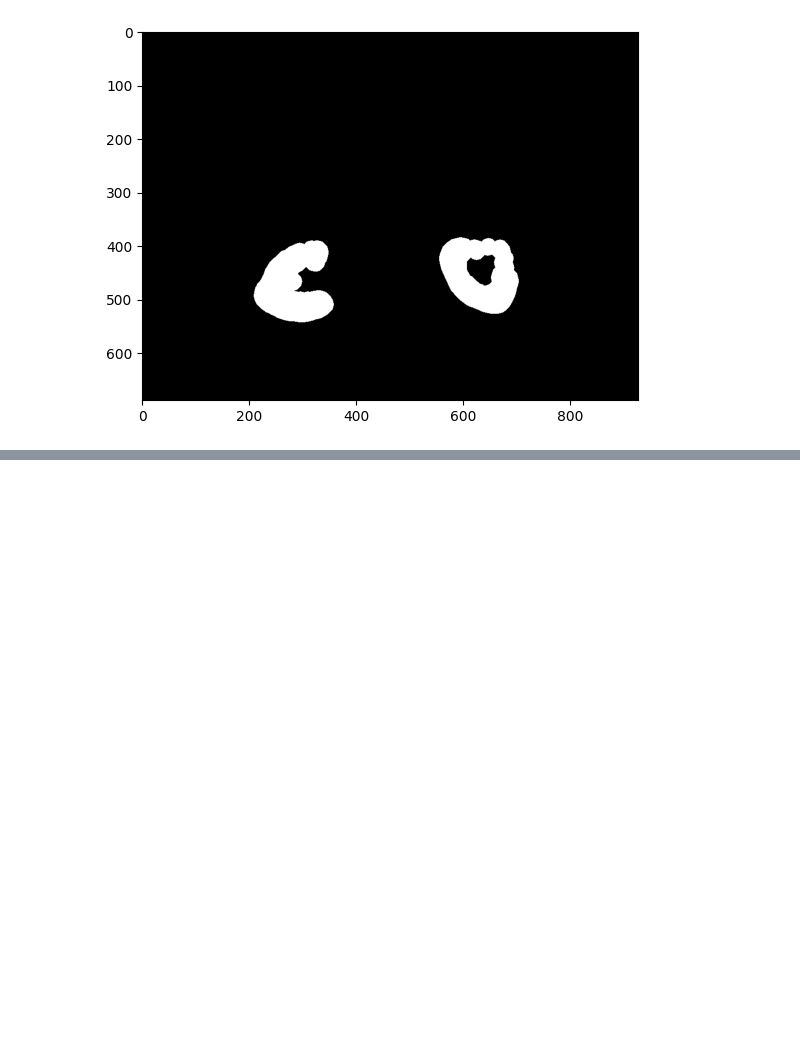
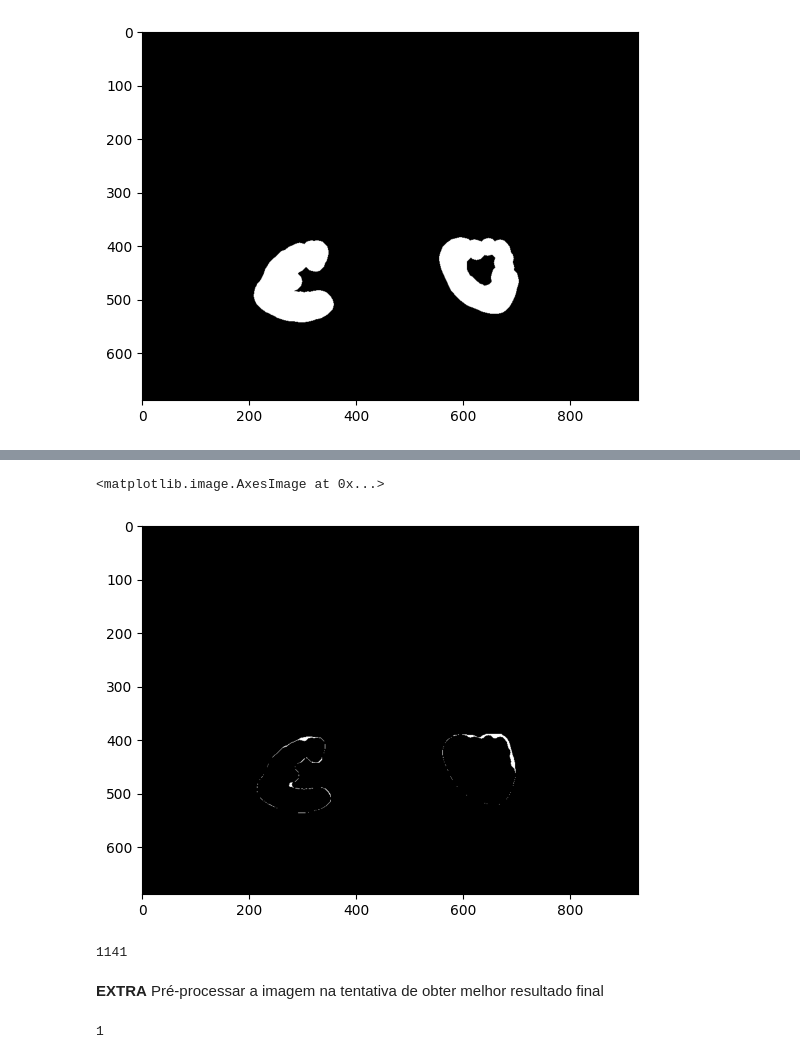
Before and after one commit to a20871/PIB-workseeh4, a Jupyter notebook: Worksheet 4.ipynb, the cells around one changed output, grey strips where cells are left out. Cells and saved outputs as stored; diff of their text form; code cells hidden in the pictures; blank space fills up the shorter version.

```diff
--- a/Worksheet 4.ipynb
+++ b/Worksheet 4.ipynb
@@ -258,0 +286,13 @@ imshow(a)
+# %%
+final1=mf.binary_erosion((b), footprint=mf.disk(6))
+imshow(k_segmented!=final1)
+# %% [output]
+<matplotlib.image.AxesImage at 0x...>
+[figure, added]
+# %%
+dif=np.sum(k_segmented!=final1)
+print(dif)
+# %% [output]
+1141
+# %% [markdown]
+**EXTRA** Pré-processar a imagem na tentativa de obter melhor resultado final
@@ -258,0 +321,7 @@ imshow(a)
+# %%
+k_segmented_bin=img_to_bin(k_segmented, 0.5).astype(np.uint8)
+
+k_segmented_bin.max()
+#imshow(k_segmented_bin!=k_segmented)
+# %% [output]
+1
```
Also changed, not shown: parts of 21 cells of this notebook.
